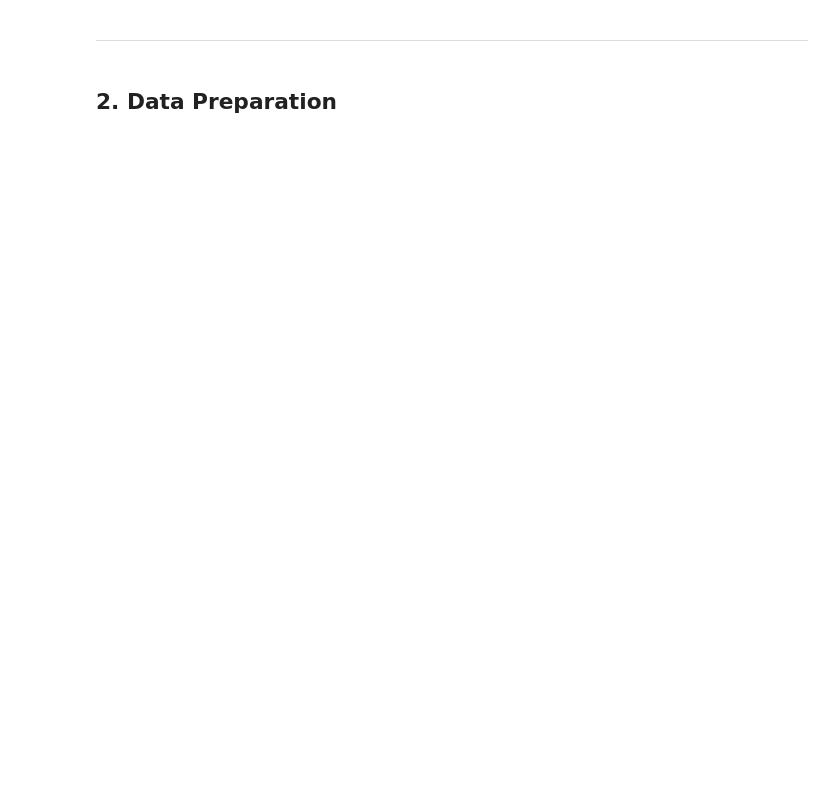
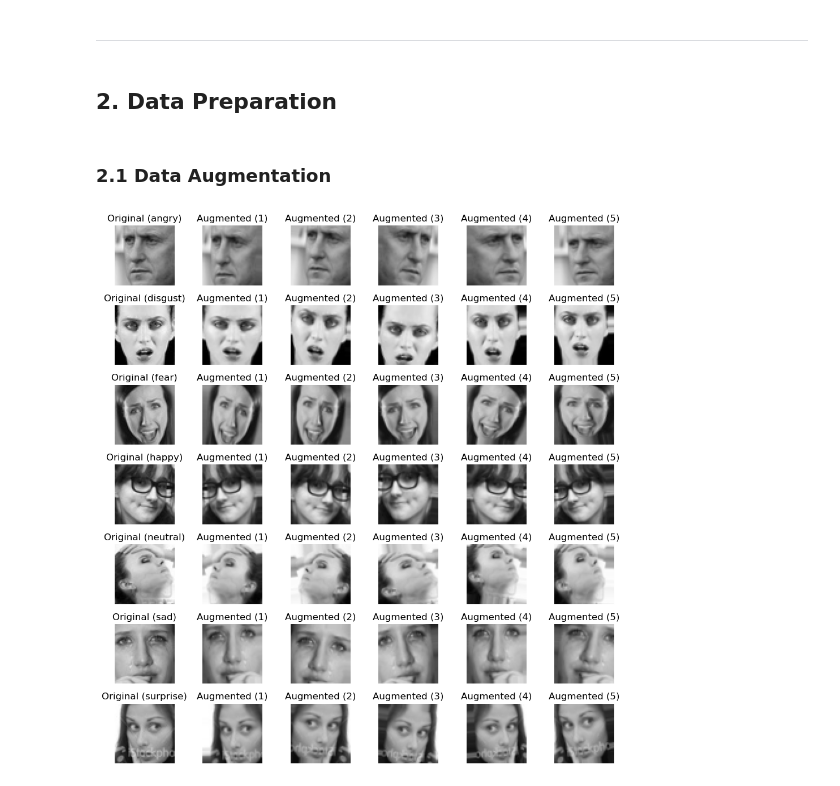
Before and after one commit to danrlei-martins-cct/CCT-Capstone-Project-FER, a Jupyter notebook: Capstone_Project_Danrlei_Leonardo.ipynb, the cells around one changed output. Drawn from its saved outputs; the diff is of its cells as text; code cells hidden in the pictures; blank space fills up the shorter version.

```diff
--- a/Capstone_Project_Danrlei_Leonardo.ipynb
+++ b/Capstone_Project_Danrlei_Leonardo.ipynb
@@ -134,3 +157,5 @@ The accuracy aspect of the data comes when we sample a few random images from ea
 ***
 # %% [markdown]
 ## 2. Data Preparation
+# %% [markdown]
+### 2.1 Data Augmentation
@@ -136,0 +178,46 @@ The accuracy aspect of the data comes when we sample a few random images from ea
+# %%
+def visualize_augmentation(train_datagen, train_dir, num_samples=10):
+
+    # Get the expression categories from the training directory
+    expression_categories = os.listdir(train_dir)
+
+    # Create a figure with subplots for each expression category
+    fig, axes = plt.subplots(nrows=len(expression_categories), ncols=num_samples + 1, figsize=(10, 10))
+
+    # Iterate over the expression categories
+    for i, expr in enumerate(expression_categories):
+        # Get the path to the expression directory
+        expr_dir = os.path.join(train_dir, expr)
+
+        # Get the image files in the expression directory
+        expr_files = os.listdir(expr_dir)
+
+        # Randomly select a sample image
+        sample_image_file = random.choice(expr_files)
+        sample_image = cv2.imread(os.path.join(expr_dir, sample_image_file))
+
+        # Display the original sample image
+        axes[i, 0].imshow(cv2.cvtColor(sample_image, cv2.COLOR_BGR2RGB))
+        axes[i, 0].set_title(f"Original ({expr})")
+        axes[i, 0].axis('off')
+
+        # Apply data augmentation and display the transformed images
+        for j in range(1, num_samples + 1):
+            # Apply data augmentation to the sample image
+            augmented_image = train_datagen.random_transform(sample_image)
+
+            # Display the transformed image
+            axes[i, j].imshow(cv2.cvtColor(augmented_image, cv2.COLOR_BGR2RGB))
+            axes[i, j].set_title(f"Augmented ({j})")
+            axes[i, j].axis('off')
+
+    # Adjust the spacing between subplots
+    plt.subplots_adjust(hspace=0.5, wspace=0.001)
+
+    # Display the figure
+    plt.tight_layout()
+    plt.show()
+# %%
+visualize_augmentation(train_datagen, train_dir, num_samples=5)
+# %% [output]
+[figure, added]
```
Also changed, not shown: parts of 7 cells of this notebook.
